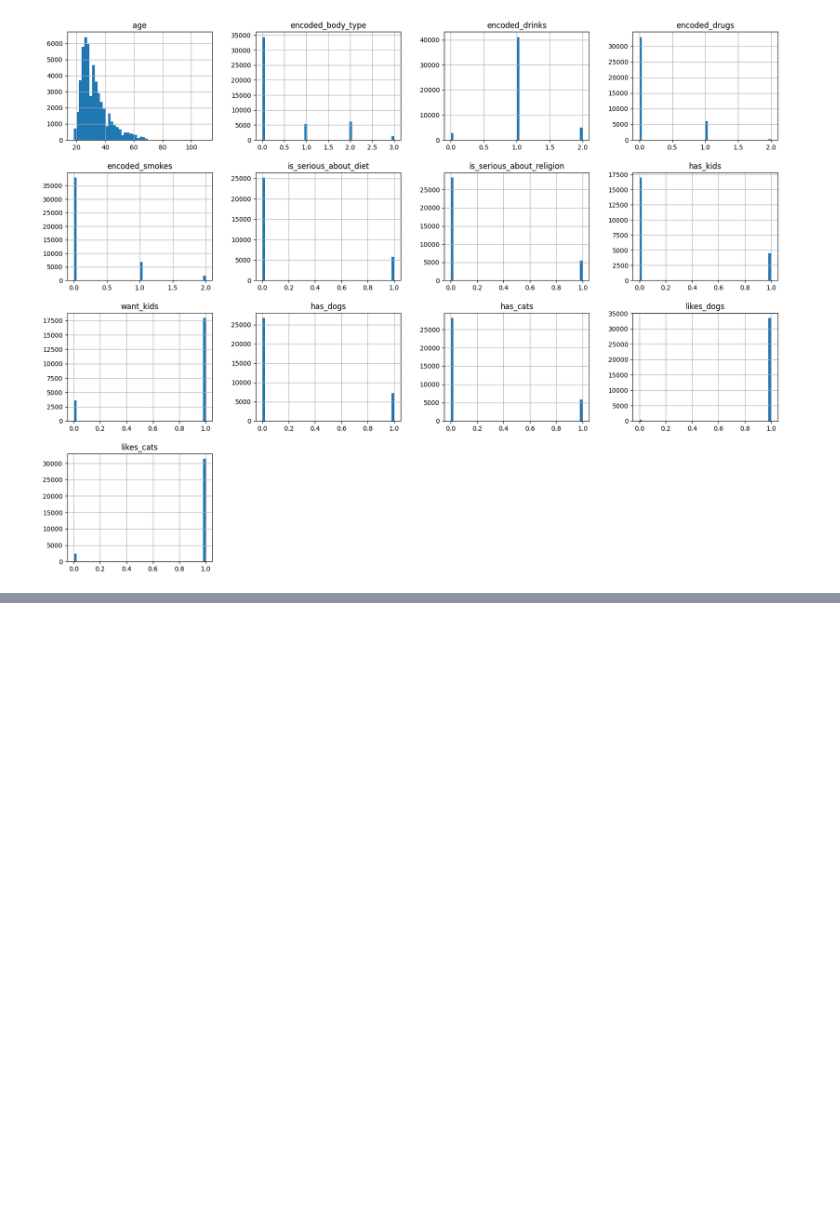
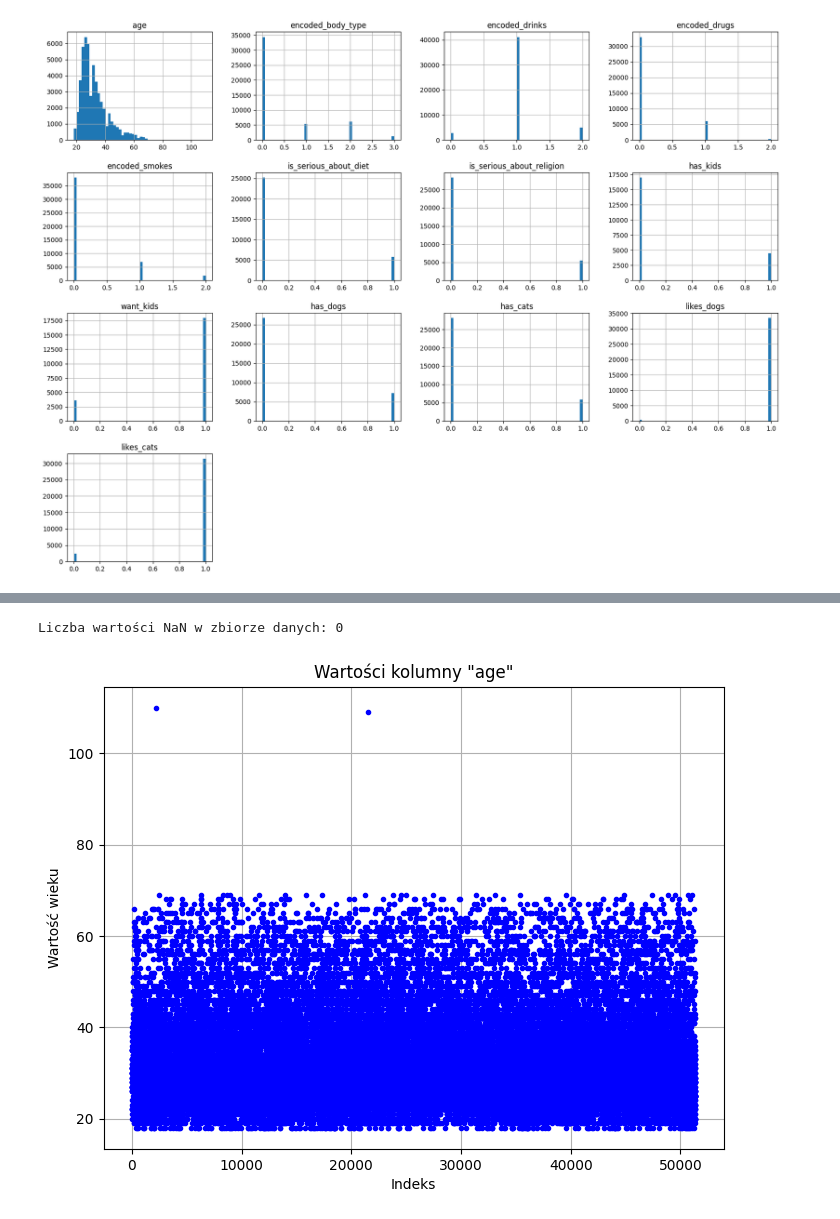
Before and after one commit to martakarolina/Users-recommendation-system, a Jupyter notebook: Praca_inzynierska_kod.ipynb, the cells around one changed output, grey strips where cells are left out. Cells and saved outputs as stored; diff of their text form; code cells hidden in the pictures; blank space fills up the shorter version.

```diff
--- a/Praca_inzynierska_kod.ipynb
+++ b/Praca_inzynierska_kod.ipynb
@@ -922,0 +1037,6 @@ plt.show()
+# %%
+#Sprawdzenie, które kolumny zawierają NaN-y
+nan_columns = okcupid.columns[okcupid.isnull().any()].tolist()
+for column in nan_columns:
+    print(f"\nKolumna '{column}':")
+    print(okcupid[column].isnull().sum())
@@ -922,0 +1115,22 @@ plt.show()
+# %%
+from sklearn.impute import SimpleImputer
+
+# Wybrane kolumny
+selected_columns = ["education", "job"]
+
+# Tworzenie instancji SimpleImputer z strategią 'most_frequent'
+imputer = SimpleImputer(strategy='most_frequent')
+
+# Dopasowanie imputera do danych i transformacja danych
+imputed_data = imputer.fit_transform(okcupid[selected_columns])
+
+# Aktualizacja danych w DataFrame
+okcupid[selected_columns] = imputed_data
+
+# Wyświetlenie zaktualizowanego DataFrame
+print(okcupid[selected_columns])
+
+# Wyświetlenie wartości, które zostały użyte do uzupełnienia NaN-ów
+for column in selected_columns:
+    most_frequent_value = imputer.statistics_[selected_columns.index(column)]
+    print(f"Wartość, która została użyta do uzupełnienia NaN-ów w kolumnie '{column}': {most_frequent_value}")
@@ -922,0 +1154,6 @@ plt.show()
+# %%
+#Sprawdzene NaN-ów
+nan_count = okcupid.isna().sum().sum()
+print("Liczba wartości NaN w zbiorze danych:", nan_count)
+# %% [output]
+Liczba wartości NaN w zbiorze danych: 0
@@ -922,0 +1164,13 @@ plt.show()
+# %%
+import matplotlib.pyplot as plt
+
+# Wykres wartości dla kolumny "age"
+plt.figure(figsize=(8, 6))
+plt.plot(okcupid['age'], marker='o', linestyle='None', color='blue', markersize=3)
+plt.title('Wartości kolumny "age"')
+plt.xlabel('Indeks')
+plt.ylabel('Wartość wieku')
+plt.grid(True)
+plt.show()
+# %% [output]
+[figure, added]
```
Also changed, not shown: parts of 34 cells of this notebook.
